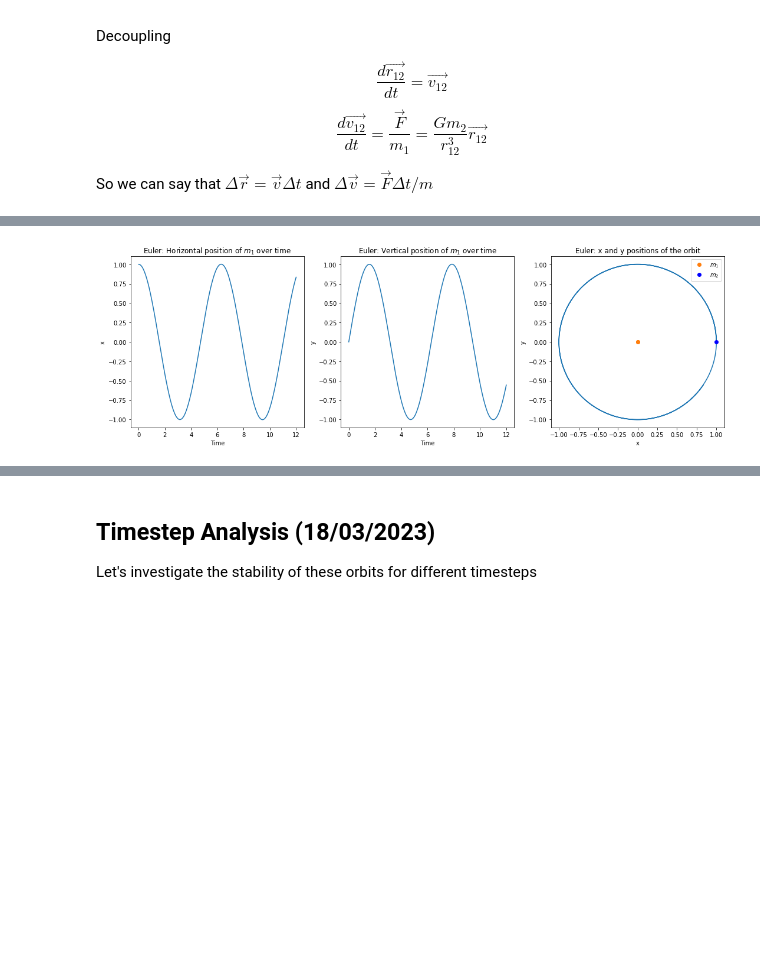
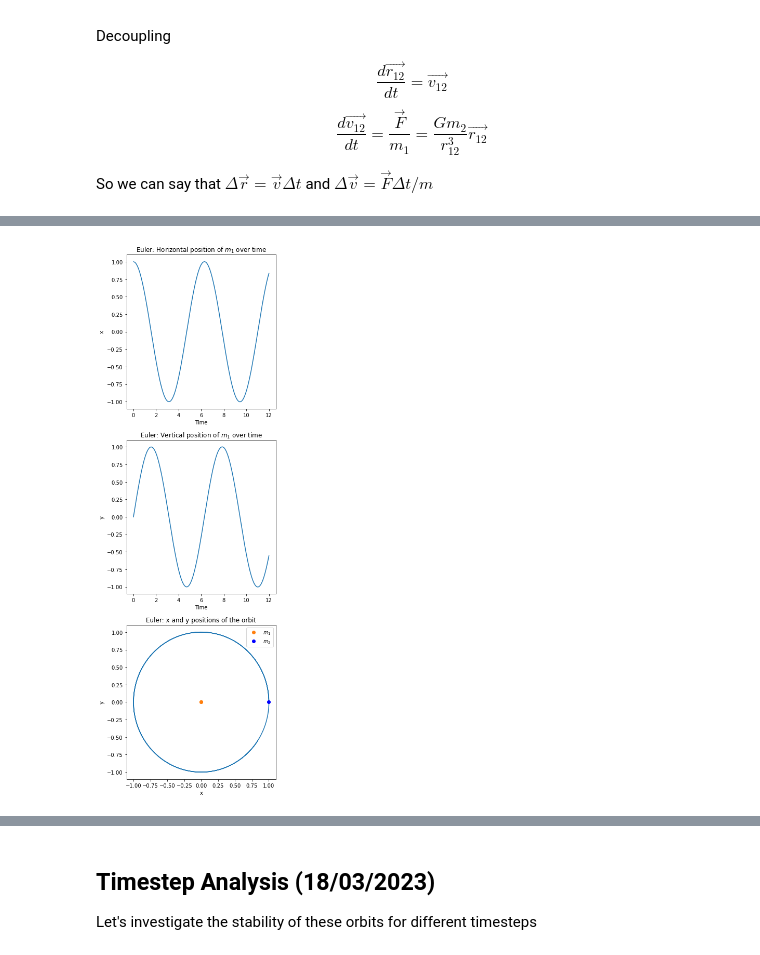
Before and after one commit to dannyphandannyphan/CompPhysMiniProject, a Jupyter notebook: Logbooks/Logbook 0.ipynb, the cells around one changed output, grey strips where cells are left out. Cells and saved outputs as stored; diff of their text form; code cells hidden in the pictures; blank space fills up the shorter version.

Commit message:
change plots

```diff
--- a/Logbooks/Logbook 0.ipynb
+++ b/Logbooks/Logbook 0.ipynb
@@ -120,30 +120,30 @@ Wall time: 2.27 s
 # %%
 tarr = np.arange(0, N_steps * dt, dt)
 
 
-figs, ax = plt.subplots(1,3, figsize = (15,5), tight_layout = True)
+figs, ax = plt.subplots(3,1, figsize = (5,15), tight_layout = True)
 ax[0].plot(tarr, r1[:,0])
 ax[0].set_title(r"Euler: Horizontal position of $m_1$ over time")
 ax[0].set_xlabel("Time")
 ax[0].set_ylabel("x")
 
 
 ax[1].plot(tarr, r1[:,1])
 ax[1].set_title(r"Euler: Vertical position of $m_1$ over time")
 ax[1].set_xlabel("Time")
 ax[1].set_ylabel("y")
 
 ax[2].plot(r1[:,0], r1[:,1])
 ax[2].set_title(r"Euler: x and y positions of the orbit")
 ax[2].set_xlabel("x")
 ax[2].set_ylabel("y")
 ax[2].plot([0,0], [0,0], 'o', label = r"$m_1$")
 ax[2].plot(r1[0,0], r1[0,1], 'bo', label = r"$m_2$")
 ax[2].legend()
 
 plt.savefig("eulerplot.jpg", dpi=300) # We learnt this in PHAS0007! Don't punish me please
 # %% [output]
-[figure, old version]
+[figure, new version]
 # %%
 %%time
 
```
Also changed, not shown: parts of 10 cells of this notebook, 21 other files.
